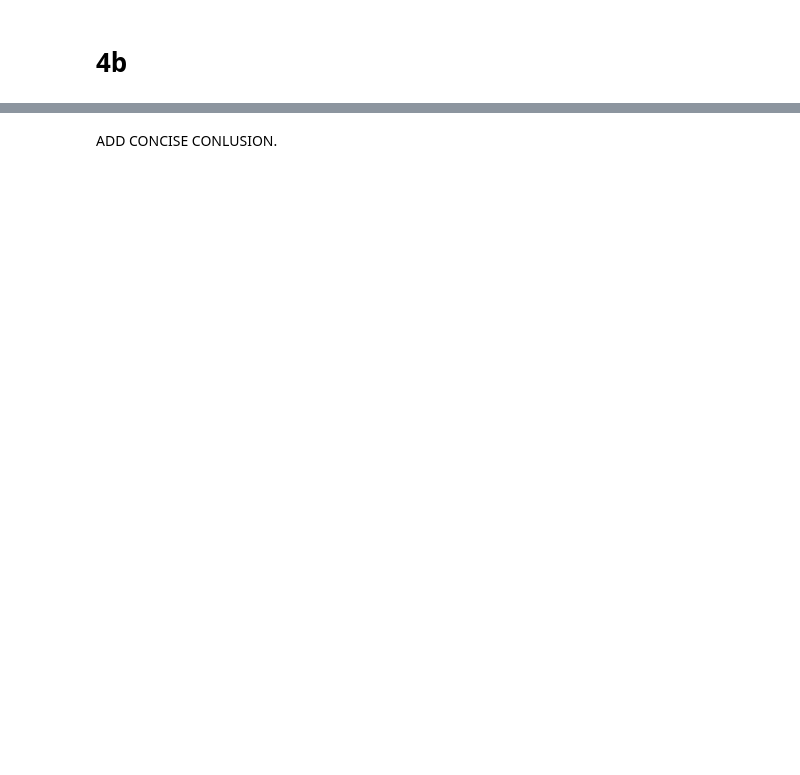
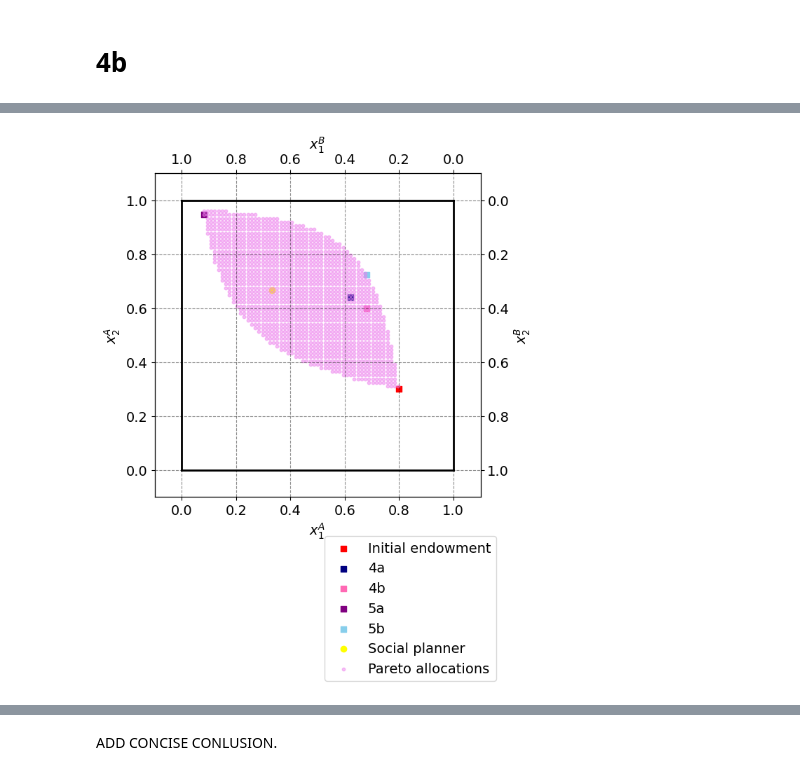
Before and after one commit to NumEconCopenhagen/projects-2024-rqt881, a Jupyter notebook: inauguralproject/inauguralproject.ipynb, the cells around one changed output, grey strips where cells are left out. Saved outputs shown, nothing was run; the diff lists cells and outputs as text; code cells hidden in the pictures; blank space fills up the shorter version.

```diff
--- a/inauguralproject/inauguralproject.ipynb
+++ b/inauguralproject/inauguralproject.ipynb
@@ -198,0 +267,4 @@ Resulting in utility 0.634 for A.
+# %%
+# Determine the unrestricted optimal allocation for Agent A while ensuring Agent B's utility is not reduced from their initial state.
+
+x1A_opt_5b, x2A_opt_5b = econ.find_optimal_allocation()
@@ -198,0 +278,15 @@ Resulting in utility 0.634 for A.
+# %%
+# Solve for the optimal allocation as determined by a social planner's perspective.
+x1A_sp, x2A_sp = econ.solve_social_planner()
+
+# Print the optimal allocation for Agent A, as determined by the social planner.
+print(f'The allocation for A is: (x1A,x2A) = ({x1A_sp:.3f},{x2A_sp:.3f})')
+
+# Calculate and print the corresponding allocation for Agent B, ensuring the total allocation remains constant.
+print(f'The allocation for B is: (x1B,x2B) = ({1 - x1A_sp:.3f},{1 - x2A_sp:.3f})')
+
+# Compute and print Agent A's utility at the social planner's optimal allocation.
+print(f'The utility is for A is: {econ.utility_A(x1A_sp,x2A_sp):.3f}')
+
+# Compute and print Agent B's utility, given the remaining goods after A's allocation.
+print(f'The utility is for B is: {econ.utility_B(1 - x1A_sp,1 - x2A_sp):.3f}')
@@ -198,0 +301,61 @@ Resulting in utility 0.634 for A.
+# %%
+# Set the total available endowment of goods 1 and 2
+w1bar = 1.0
+w2bar = 1.0
+
+# Calculate Pareto improvements using the grid points
+pareto_improve = Econ.pareto_improve(x1A, x2A)
+
+# Extract the x and y coordinates from the Pareto improvements for plotting
+x_coords = [pair[0] for pair in pareto_improve]
+y_coords = [pair[1] for pair in pareto_improve]
+
+# Initialize the figure for plotting the allocations and endowments
+fig = plt.figure(frameon=False, figsize=(6,6), dpi=100)
+ax_A = fig.add_subplot(1, 1, 1)
+
+# Configure axis labels for goods allocated to agents A and B
+ax_A.set_xlabel("$x_1^A$")
+ax_A.set_ylabel("$x_2^A$")
+temp = ax_A.twinx()
+temp.set_ylabel("$x_2^B$")
+ax_B = temp.twiny()
+ax_B.set_xlabel("$x_1^B$")
+
+# Mark the initial endowment on the plot
+ax_A.scatter(par.w1A, par.w2A, marker='s', color='red', label='Initial endowment')
+
+# Plot optimal allocations from various scenarios and strategies:
+# Allocation from scenario 4a
+ax_A.scatter(x1A_opt_4a, x2A_opt_4a, marker='s', color='navy', label='4a')
+
+# Allocation from scenario 4b
+ax_A.scatter(x1A_opt_4b, x2A_opt_4b, marker='s', color='hotpink', label='4b')
+
+# Allocation from scenario 5a
+ax_A.scatter(x1A_opt_5a, x2A_opt_5a, marker='s', color='purple', label='5a')
+
+# Allocation from scenario 5b
+ax_A.scatter(x1A_opt_5b, x2A_opt_5b, marker='s', color='skyblue', label='5b')
+
+# Allocation determined by a social planner
+ax_A.scatter(x1A_sp, x2A_sp, marker='o', color='yellow', label='Social planner')
+
+# Marking possible Pareto allocations
+ax_A.scatter(x_coords, y_coords, s=10, alpha=0.5, color='violet', label='Pareto allocations')
+
+# Draw the limits/boundaries of the total endowments
+ax_A.plot([0, w1bar], [0, 0], lw=2, color='black')
+ax_A.plot([0, w1bar], [w2bar, w2bar], lw=2, color='black')
+ax_A.plot([0, 0], [0, w2bar], lw=2, color='black')
+ax_A.plot([w1bar, w1bar], [0, w2bar], lw=2, color='black')
+
+# Set plot limits to slightly beyond the endowment bounds for visual clarity
+ax_A.set_xlim([-0.1, w1bar + 0.1])
+ax_A.set_ylim([-0.1, w2bar + 0.1])
+ax_B.set_xlim([w1bar + 0.1, -0.1])
+ax_B.set_ylim([w2bar + 0.1, -0.1])
+
+# Display the legend with labels for each data point type
+ax_A.legend(frameon=True, loc='upper left', bbox_to_anchor=(0.5, -0.1))
+# %% [output]
@@ -198,0 +363 @@ Resulting in utility 0.634 for A.
+[figure, added]
```
Also changed, not shown: parts of 22 cells of this notebook, 1 other file.
